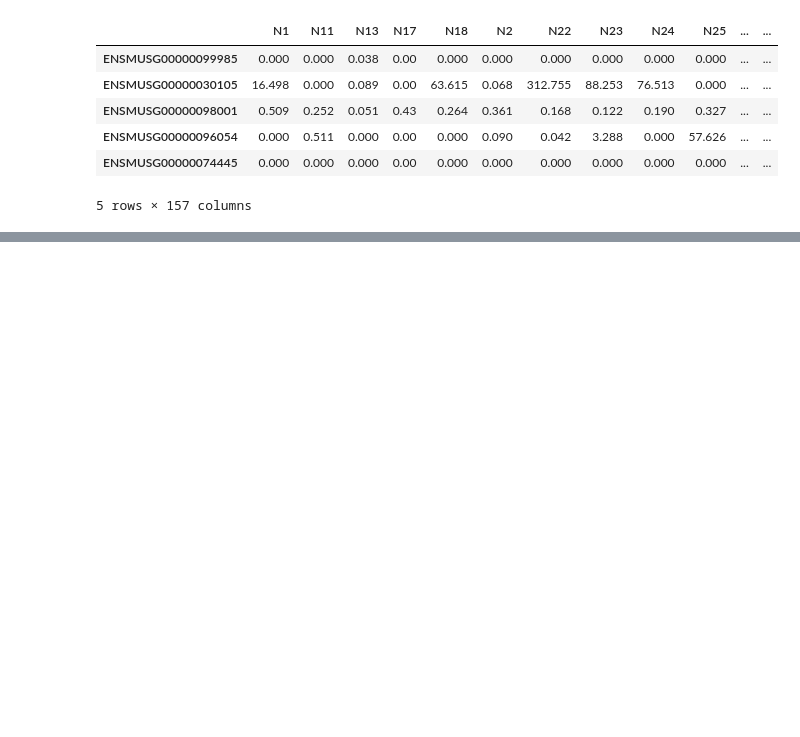
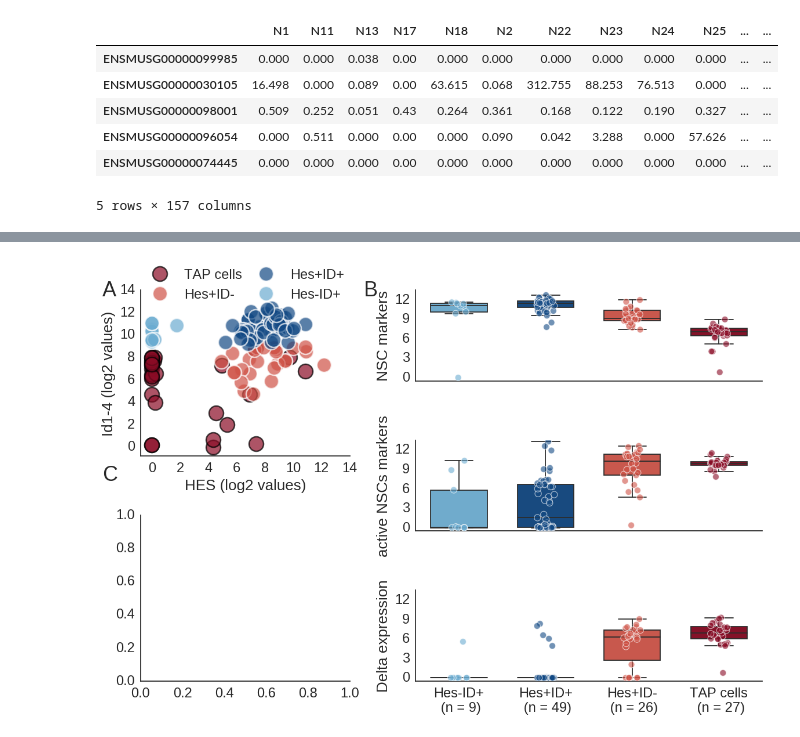
Before and after one commit to mboareto/InterplayNotchID_neurogenesis, a Jupyter notebook: InterplayNotch_IDs_AdultBrain.ipynb, the cells around one changed output, grey strips where cells are left out. Saved outputs shown, nothing was run; the diff lists cells and outputs as text; code cells hidden in the pictures; blank space fills up the shorter version.

```diff
--- a/InterplayNotch_IDs_AdultBrain.ipynb
+++ b/InterplayNotch_IDs_AdultBrain.ipynb
@@ -242,0 +243,53 @@ plt.tight_layout()
+# %%
+# ------------------------- Figure S4 -----------------------------------------------
+f = plt.subplots(6, 5, figsize=(12, 8))
+plt.subplots_adjust(wspace=0.8)
+ax = plt.subplot2grid((6, 5), (0, 0), colspan=2, rowspan=3)
+ax.text(-3.5, 13.5, 'A', fontsize=26)
+ax.text(15.0, 13.5, 'B', fontsize=26)
+ax.text(-3.5, -3.0, 'C', fontsize=26)
+
+D['list_genes'] = ensembl_to_geneID(Xi,[l['Hes'], ['Id1','Id2','Id3','Id4'], l['NSC'], l['aNSC'], l['Dll']])
+x = get_expression(D)
+
+tr = [2, 9]    # threshould for seggregating NSCs into subpopulations
+t = [(x[0] < tr[0]) & (x[1] > tr[1]) & (D['marker']=='o'),   #  Hes-Id3+ NSCs
+     (x[0] > tr[0]) & (x[1] > tr[1]) & (D['marker']=='o'),   #  Hes+Id3+ NSCs
+     (x[0] > tr[0]) & (x[1] < tr[1]) & (D['marker']=='o'),   #  Hes+Id3- NSCs
+     (D['marker']!='o')]                               #  TAP cells
+m     = ['o','o','o','o']
+mec   = ['w','w','w','k']
+c     = [cmap(0.25), cmap(0.05), cmap(0.82), cmap(0.95), 'y']
+label = ['Hes-ID+','Hes+ID+','Hes+ID-', 'TAP cells']
+
+for i in np.arange(len(t)-1, -1, -1):
+    plt.plot(x[0][t[i]], x[1][t[i]], marker=m[i], color=c[i], lw=0.0, mew=1.8,
+             mec=mec[i], ms=18, alpha=0.7, label=label[i])
+ax.set_xlabel('HES (log2 values)')
+ax.set_ylabel('Id1-4 (log2 values)')
+ax.set_xlim([-0.8,14])
+ax.set_ylim([-0.8,14])
+plt.legend(bbox_to_anchor=(0., 0.9, 1., .1), loc=3, ncol=2, mode="expand", borderaxespad=0.)
+
+
+ax = plt.subplot2grid((6, 5), (3, 0), colspan=2, rowspan=3)
+ylim = [[-0.5,13.5], [-0.5,13.5], [-0.5,13.5]]
+ylabel = ['NSC markers', 'active NSCs markers', 'Delta expression']
+for i in range(3):
+    ax = plt.subplot2grid((6, 5), (2*i, 2), colspan=3, rowspan=2)
+    sns.boxplot(  data=[x[2+i][t[j]] for j in range(4)], palette=c, ax=ax,
+                  saturation=0.9, width=0.65, fliersize=0)
+    sns.stripplot(data=[x[2+i][t[j]] for j in range(4)], jitter=True, palette=c, size=8,
+                  linewidth=0.9, edgecolor='w', marker='o', ax=ax, alpha=0.6)
+    ax.set_xticks([0, 1, 2, 3])
+    if i==2:
+        ax.set_xticklabels([label[j]+'\n (n = '+str(np.sum(t[j]))+')' for j in range(4)])
+    else:
+        ax.set_xticklabels([])
+    ax.set_yticks([0, 3, 6, 9, 12])
+    ax.set_ylabel(ylabel[i])
+    ax.set_ylim(ylim[i])
+sns.despine()
+plt.tight_layout()
+# %% [output]
+[figure, added]
```
Also changed, not shown: parts of 8 cells of this notebook.
